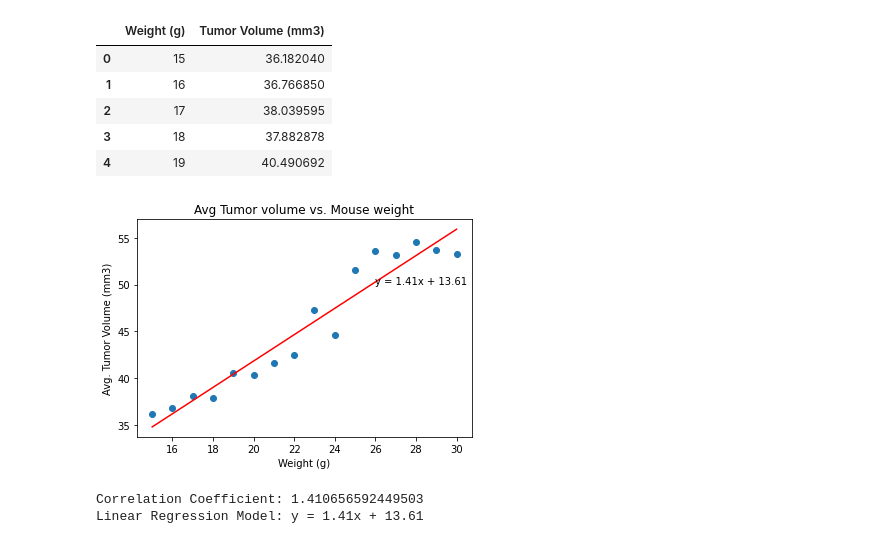
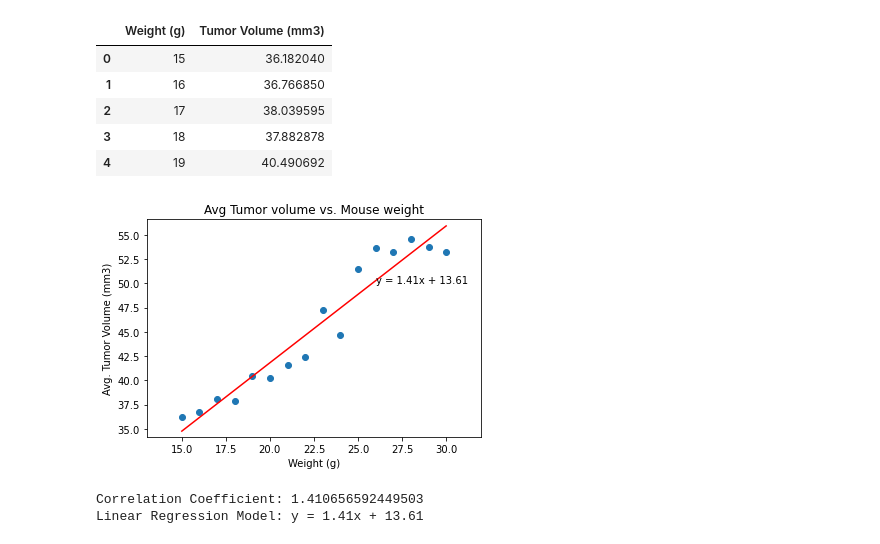
Before and after one commit to ronaldbmz/matplotlib-challenge, a Jupyter notebook: pymaceuticals.ipynb, the cells around one changed output. Drawn from its saved outputs; the diff is of its cells as text; code cells hidden in the pictures.

```diff
--- a/pymaceuticals.ipynb
+++ b/pymaceuticals.ipynb
@@ -528,18 +539,20 @@ reg_df.head()
 # %%
 x_values = reg_df['Weight (g)']
 y_values = reg_df['Tumor Volume (mm3)']
 (slope, intercept, rvalue, pvalue, stderr) = linregress(x_values, y_values)
 regress_values = x_values * slope + intercept
 line_eq = "y = " + str(round(slope,2)) + "x + " + str(round(intercept,2))
 plt.scatter(x_values,y_values)
 plt.plot(x_values,regress_values,"r-")
 plt.annotate(line_eq,(26,50),fontsize=10,color="black")
 plt.title('Avg Tumor volume vs. Mouse weight')
 plt.xlabel('Weight (g)')
 plt.ylabel('Avg. Tumor Volume (mm3)')
+plt.xlim(min(x_values)-2,max(x_values)+2)
+plt.ylim(min(y_values)-2,max(y_values)+2)
 plt.show()
 # %% [output]
-[figure, old version]
+[figure, new version]
 # %%
 print('Correlation Coefficient:',slope)
 print('Linear Regression Model:',line_eq)
```
Also changed, not shown: parts of 6 cells of this notebook.
